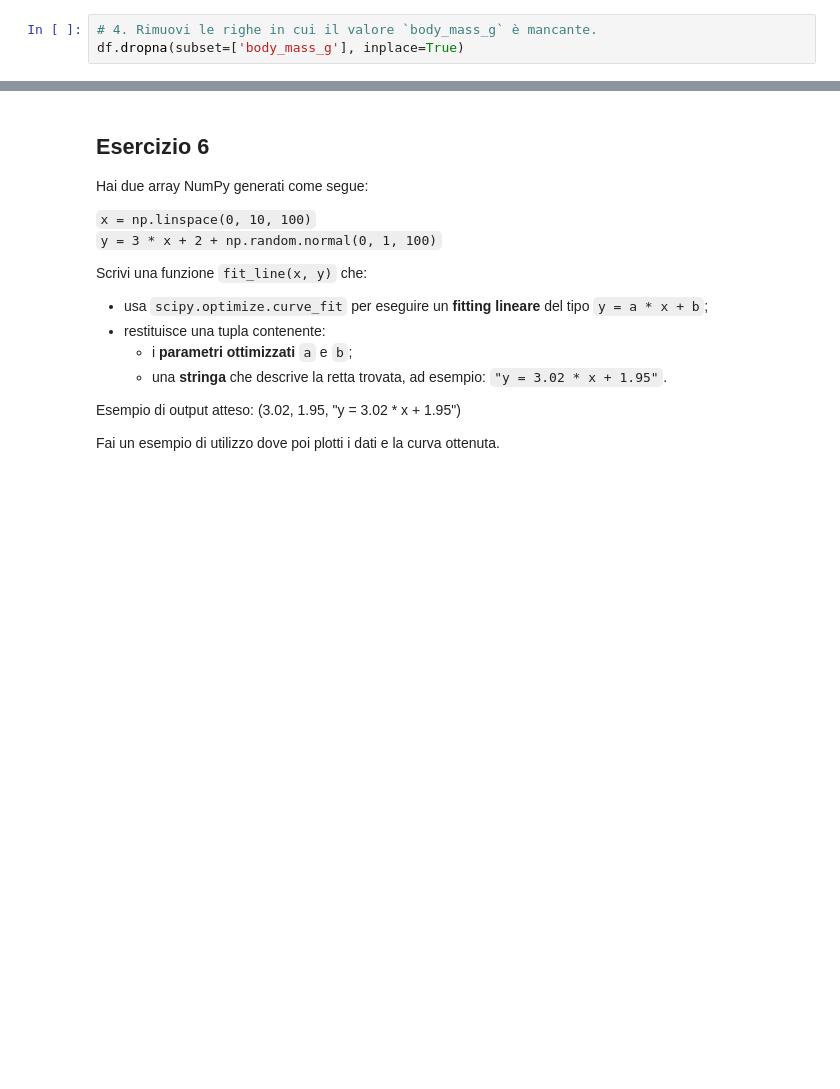
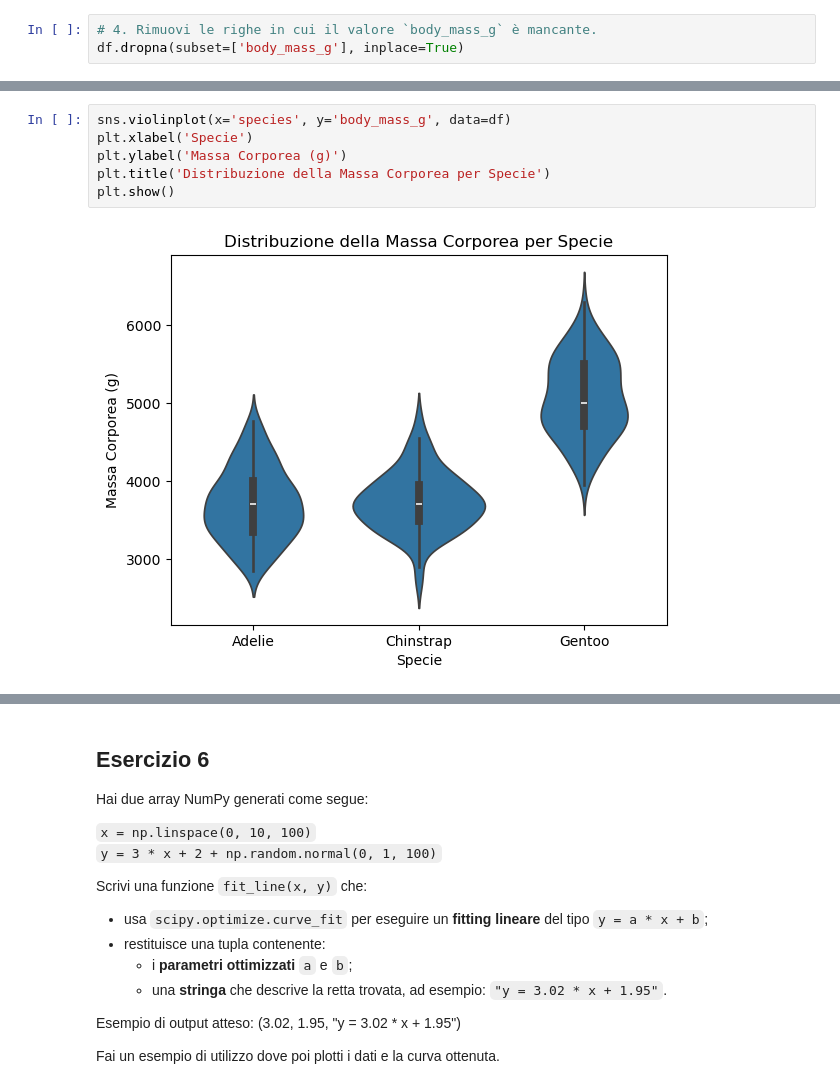
Before and after one commit to NicXVII/ProgrammingLab2, a Jupyter notebook: simulazEsame.ipynb, the cells around one changed output, grey strips where cells are left out. Saved outputs shown, nothing was run; the diff lists cells and outputs as text; blank space fills up the shorter version.

```diff
--- a/simulazEsame.ipynb
+++ b/simulazEsame.ipynb
@@ -434,0 +449,8 @@ df.dropna(subset=['body_mass_g'], inplace=True)
+# %%
+sns.violinplot(x='species', y='body_mass_g', data=df)
+plt.xlabel('Specie')
+plt.ylabel('Massa Corporea (g)')
+plt.title('Distribuzione della Massa Corporea per Specie')
+plt.show()
+# %% [output]
+[figure, added]
```
Also changed, not shown: parts of 4 cells of this notebook.
